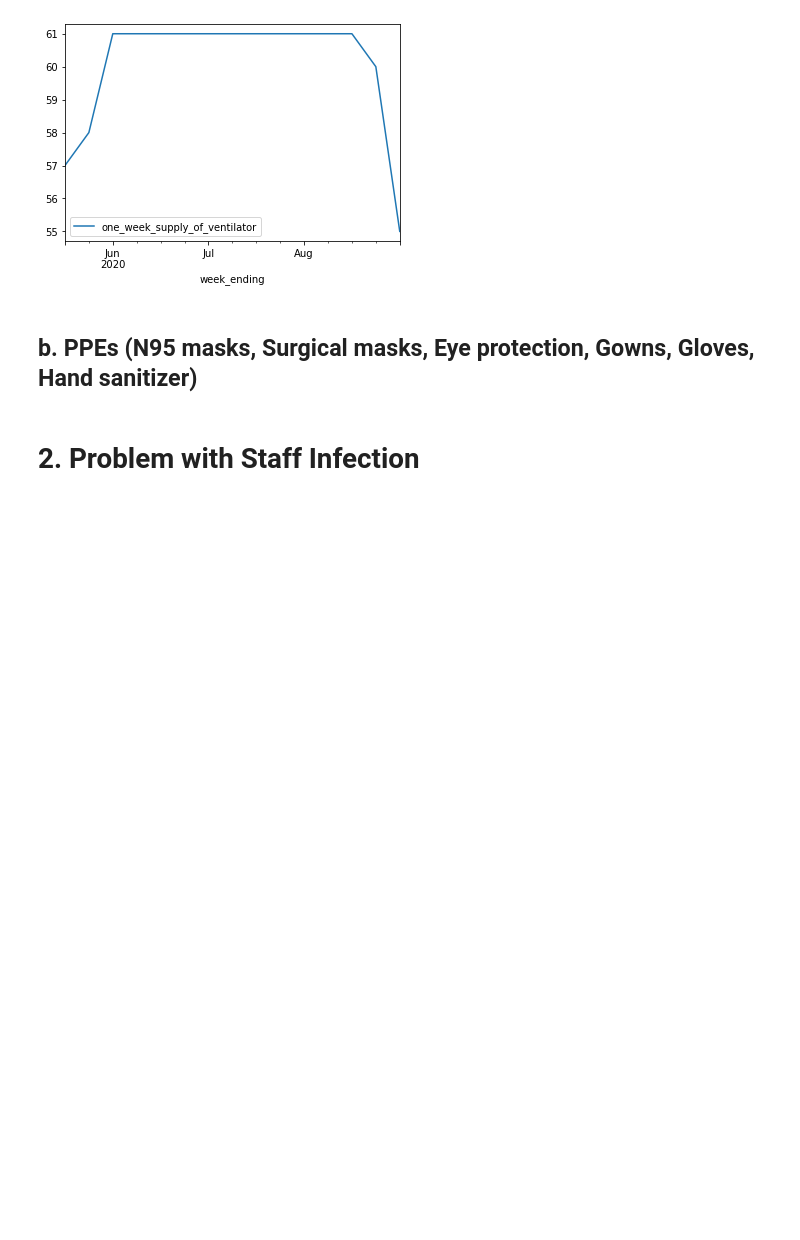
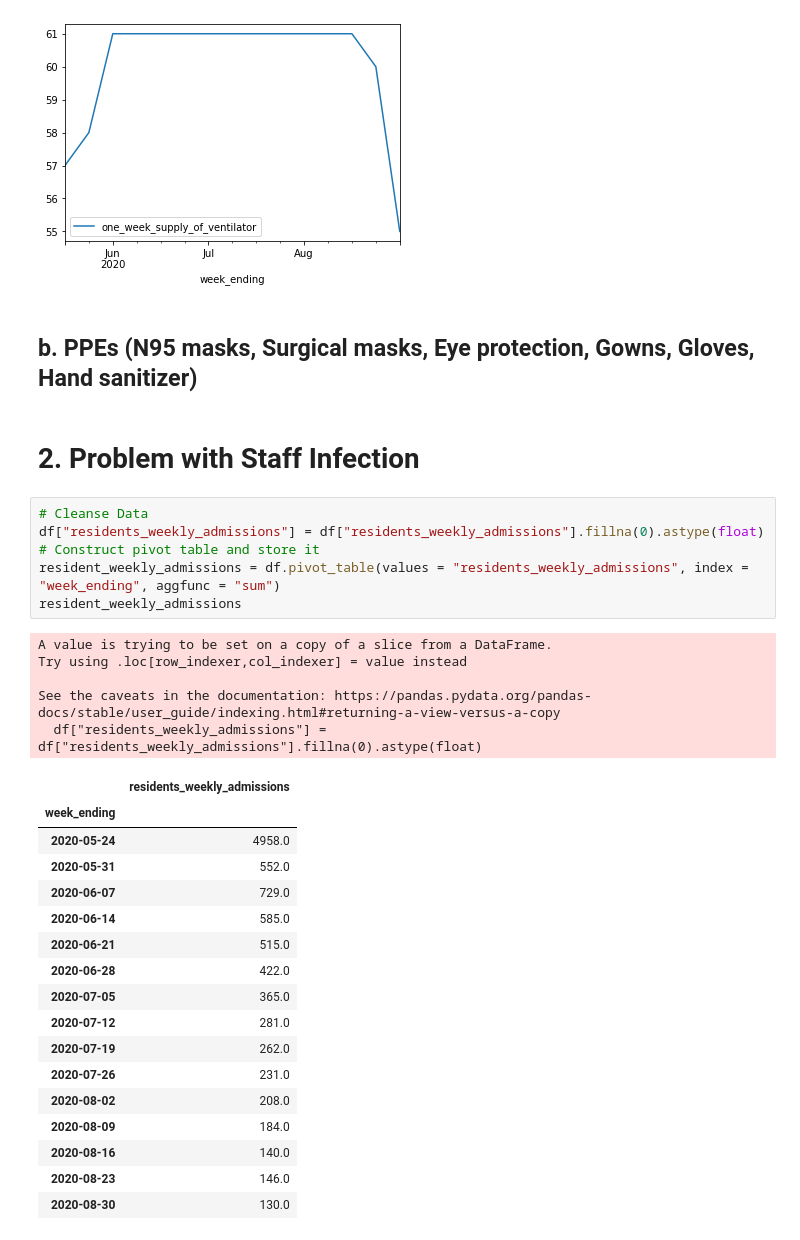
Before and after one commit to yunzhany/NursingHome, a Jupyter notebook: Nursing Home.ipynb, the cells around one changed output. Cells and saved outputs as stored; diff of their text form; blank space fills up the shorter version.

```diff
--- a/Nursing Home.ipynb
+++ b/Nursing Home.ipynb
@@ -87,3 +129,32 @@ df[mask2].pivot_table(values = "one_week_supply_of_ventilator", index = "week_en
 ## b. PPEs (N95 masks, Surgical masks, Eye protection, Gowns, Gloves, Hand sanitizer)
 # %% [markdown]
 # 2. Problem with Staff Infection
+# %%
+# Cleanse Data
+df["residents_weekly_admissions"] = df["residents_weekly_admissions"].fillna(0).astype(float)
+# Construct pivot table and store it
+resident_weekly_admissions = df.pivot_table(values = "residents_weekly_admissions", index = "week_ending", aggfunc = "sum")
+resident_weekly_admissions
+# %% [output]
+A value is trying to be set on a copy of a slice from a DataFrame.
+Try using .loc[row_indexer,col_indexer] = value instead
+
+See the caveats in the documentation: https://pandas.pydata.org/pandas-docs/stable/user_guide/indexing.html#returning-a-view-versus-a-copy
+  df["residents_weekly_admissions"] = df["residents_weekly_admissions"].fillna(0).astype(float)
+|  | residents_weekly_admissions |
+| week_ending |  |
+| 2020-05-24 | 4958.0 |
+| 2020-05-31 | 552.0 |
+| 2020-06-07 | 729.0 |
+| 2020-06-14 | 585.0 |
+| 2020-06-21 | 515.0 |
+| 2020-06-28 | 422.0 |
+| 2020-07-05 | 365.0 |
+| 2020-07-12 | 281.0 |
+| 2020-07-19 | 262.0 |
+| 2020-07-26 | 231.0 |
+| 2020-08-02 | 208.0 |
+| 2020-08-09 | 184.0 |
+| 2020-08-16 | 140.0 |
+| 2020-08-23 | 146.0 |
+| 2020-08-30 | 130.0 |
```
Also changed, not shown: parts of 16 cells of this notebook.
